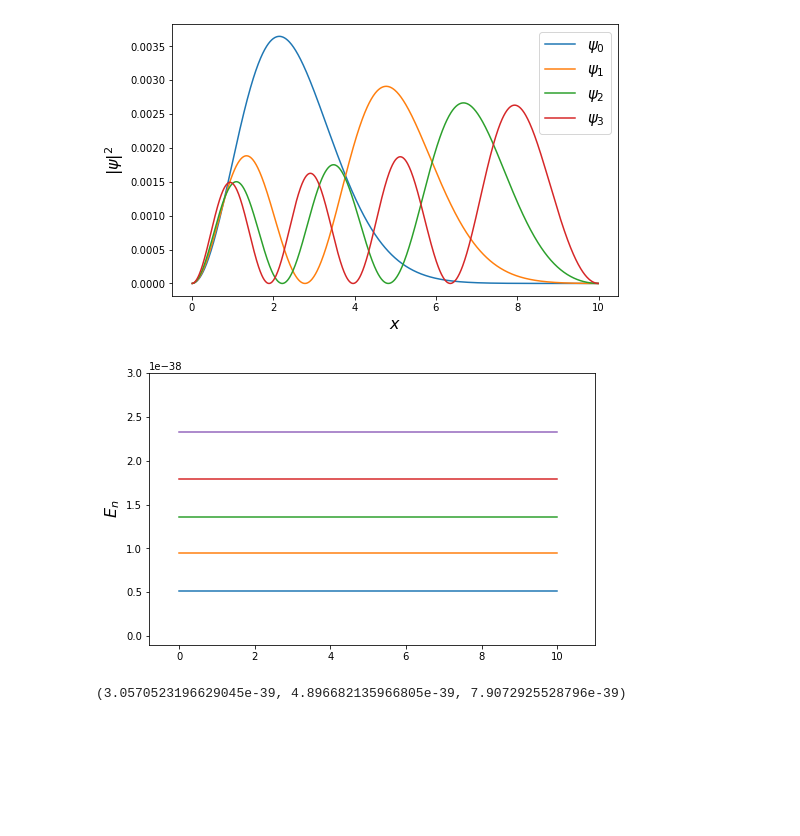
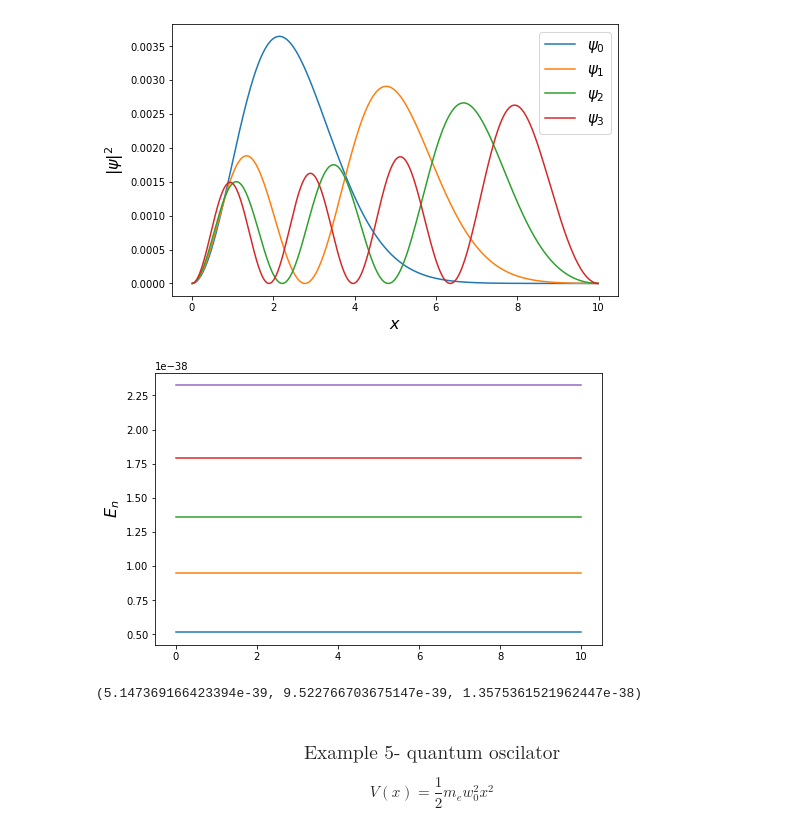
Before and after one commit to zuza932/Quantum_physics_project, a Jupyter notebook: Projekt.ipynb, the cells around one changed output. Saved outputs shown, nothing was run; the diff lists cells and outputs as text; code cells hidden in the pictures; blank space fills up the shorter version.

```diff
--- a/Projekt.ipynb
+++ b/Projekt.ipynb
@@ -265,14 +268,17 @@ plt.show()
 # %%
 plt.figure(figsize=(8,5))
 plt.plot([0,10],[w4[0]*hbar**2/(me*a**2),w4[0]*hbar**2/(me*a**2)])
 plt.plot([0,10],[w4[1]*hbar**2/(me*a**2),w4[1]*hbar**2/(me*a**2)])
 plt.plot([0,10],[w4[2]*hbar**2/(me*a**2),w4[2]*hbar**2/(me*a**2)])
 plt.plot([0,10],[w4[3]*hbar**2/(me*a**2),w4[3]*hbar**2/(me*a**2)])
 plt.plot([0,10],[w4[4]*hbar**2/(me*a**2),w4[4]*hbar**2/(me*a**2)])
 plt.ylabel('$E_n$', fontsize=16)
-plt.axis([-0.8,11.01,-10**(-39),3*10**(-38)])
+#plt.axis([-0.8,11.01,0,2.1*10**(-29)])
 plt.show()
-w2[0]*hbar**2/(me*a**2),w2[1]*hbar**2/(me*a**2),w2[2]*hbar**2/(me*a**2)
+w4[0]*hbar**2/(me*a**2),w4[1]*hbar**2/(me*a**2),w4[2]*hbar**2/(me*a**2)
 # %% [output]
-[figure, old version]
+[figure, new version]
-(3.0570523196629045e-39, 4.896682135966805e-39, 7.9072925528796e-39)
+(5.147369166423394e-39, 9.522766703675147e-39, 1.3575361521962447e-38)
+# %% [markdown]
+###  $$\text{Example 5- quantum oscilator}$$
+$$V(x)=\frac{1}{2}m_ew_0^2x^2$$
```
Also changed, not shown: parts of 12 cells of this notebook, 1 other file.
